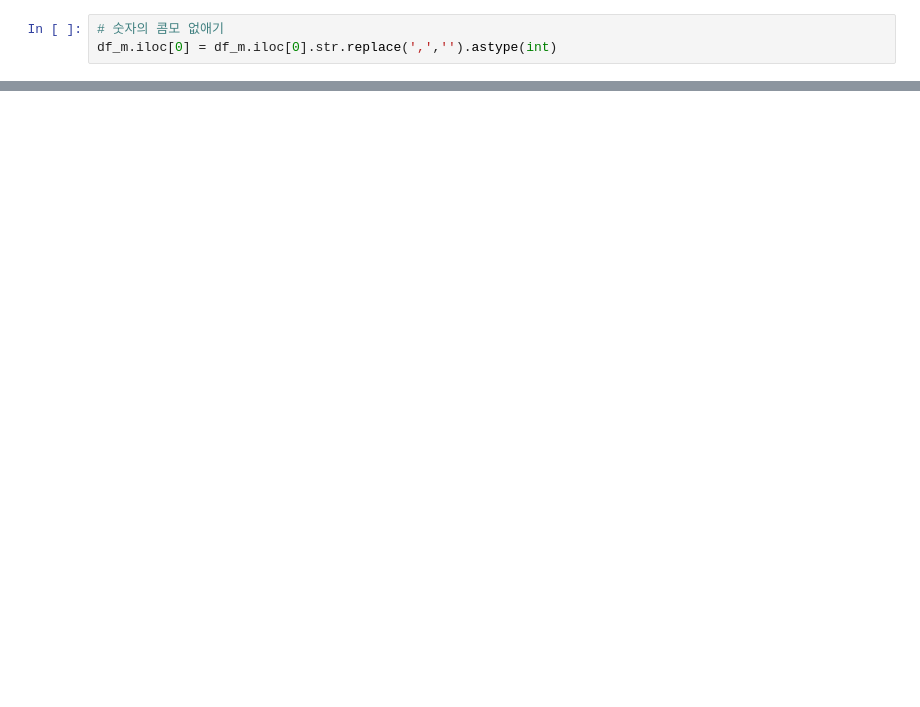
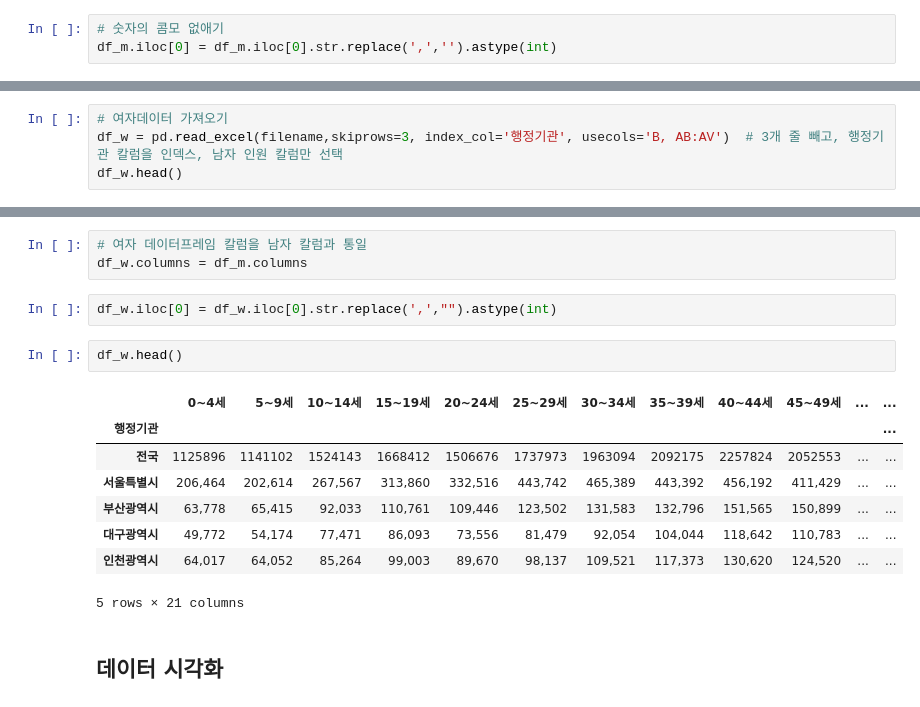
Before and after one commit to 951237/nadocoding, a Jupyter notebook: nadocoding_pandas/project_pandas/211105_인구피라미드.ipynb, the cells around one changed output, grey strips where cells are left out. Drawn from its saved outputs; the diff is of its cells as text; blank space fills up the shorter version.

```diff
--- a/nadocoding_pandas/project_pandas/211105_인구피라미드.ipynb
+++ b/nadocoding_pandas/project_pandas/211105_인구피라미드.ipynb
@@ -21 +21,5 @@ df_m.head()
 5 rows × 21 columns
+# %%
+# 여자데이터 가져오기
+df_w = pd.read_excel(filename,skiprows=3, index_col='행정기관', usecols='B, AB:AV')  # 3개 줄 빼고, 행정기관 칼럼을 인덱스, 남자 인원 칼럼만 선택
+df_w.head()
@@ -21,0 +35,18 @@ df_m.head()
+# %%
+# 여자 데이터프레임 칼럼을 남자 칼럼과 통일
+df_w.columns = df_m.columns
+# %%
+df_w.iloc[0] = df_w.iloc[0].str.replace(',',"").astype(int)
+# %%
+df_w.head()
+# %% [output]
+|  | 0~4세 | 5~9세 | 10~14세 | 15~19세 | 20~24세 | 25~29세 | 30~34세 | 35~39세 | 40~44세 | 45~49세 | ... | ... |
+| 행정기관 |  |  |  |  |  |  |  |  |  |  |  | ... |
+| 전국 | 1125896 | 1141102 | 1524143 | 1668412 | 1506676 | 1737973 | 1963094 | 2092175 | 2257824 | 2052553 | ... | ... |
+| 서울특별시 | 206,464 | 202,614 | 267,567 | 313,860 | 332,516 | 443,742 | 465,389 | 443,392 | 456,192 | 411,429 | ... | ... |
+| 부산광역시 | 63,778 | 65,415 | 92,033 | 110,761 | 109,446 | 123,502 | 131,583 | 132,796 | 151,565 | 150,899 | ... | ... |
+| 대구광역시 | 49,772 | 54,174 | 77,471 | 86,093 | 73,556 | 81,479 | 92,054 | 104,044 | 118,642 | 110,783 | ... | ... |
+| 인천광역시 | 64,017 | 64,052 | 85,264 | 99,003 | 89,670 | 98,137 | 109,521 | 117,373 | 130,620 | 124,520 | ... | ... |
+5 rows × 21 columns
+# %% [markdown]
+## 데이터 시각화
```
Also changed, not shown: parts of 7 cells of this notebook, 2 other files.
